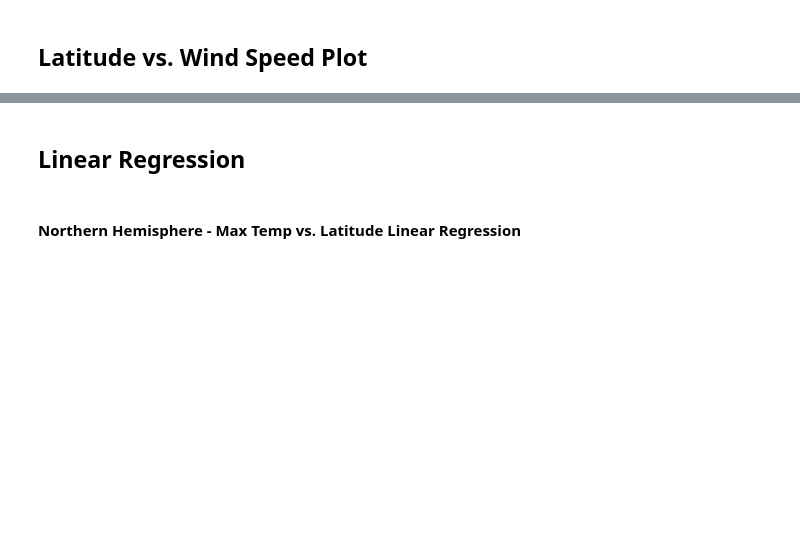
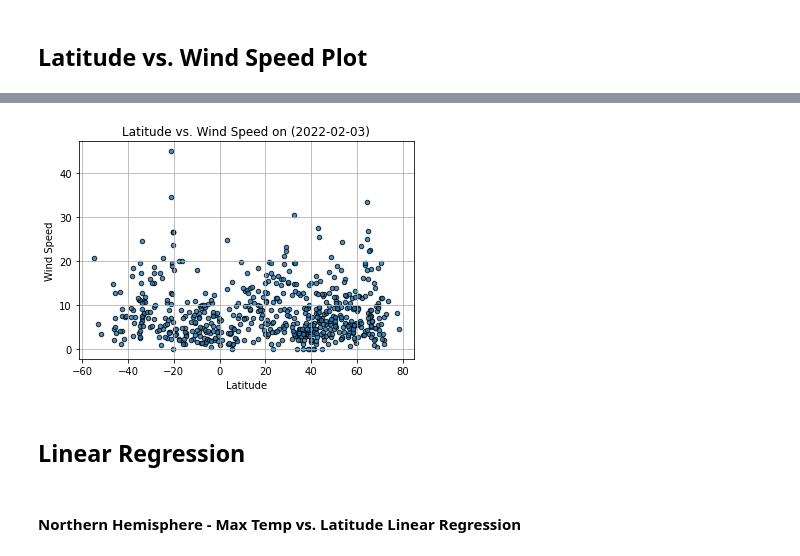
Before and after one commit to Bc-AJPR/APIs_WeatherPy_and_VacationPy, a Jupyter notebook: starter_code/WeatherPy.ipynb, the cells around one changed output, grey strips where cells are left out. Saved outputs shown, nothing was run; the diff lists cells and outputs as text; code cells hidden in the pictures; blank space fills up the shorter version.

```diff
--- a/starter_code/WeatherPy.ipynb
+++ b/starter_code/WeatherPy.ipynb
@@ -219,2 +236,12 @@ Int64Index([], dtype='int64')
+# %%
+title = "Latitude vs. Wind Speed"
+Fig_3 = clean_cities_data.plot(kind="scatter", x="Lat", y="Wind Speed",
+                                      title=f"{title} on ({runDate})", xlabel=("Latitude"),
+                                      edgecolor="black",linewidth=1,marker="o",alpha=0.8,
+                                      grid = True)
+
+Fig_3.get_figure().savefig(f"../output_data/{title}.png")
+# %% [output]
+[figure, added]
 # %% [markdown]
 ## Linear Regression
```
Also changed, not shown: parts of 41 cells of this notebook, 19 other files.
